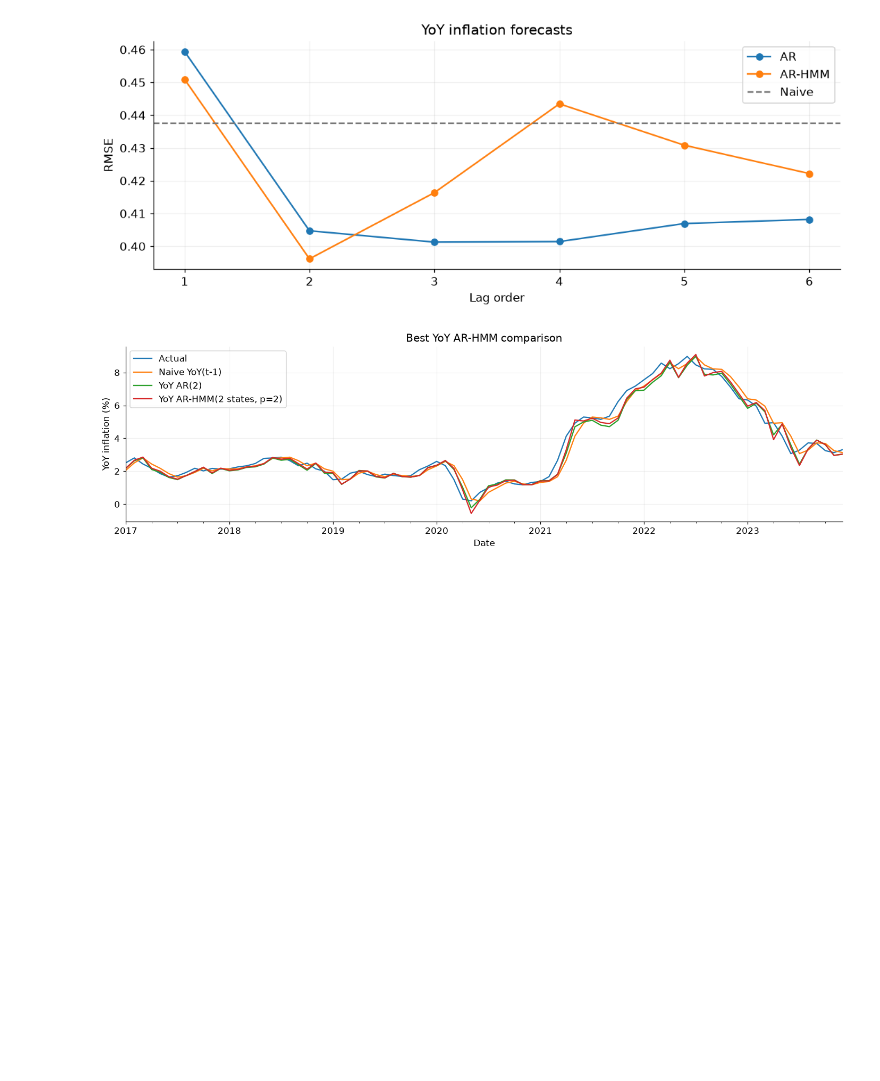
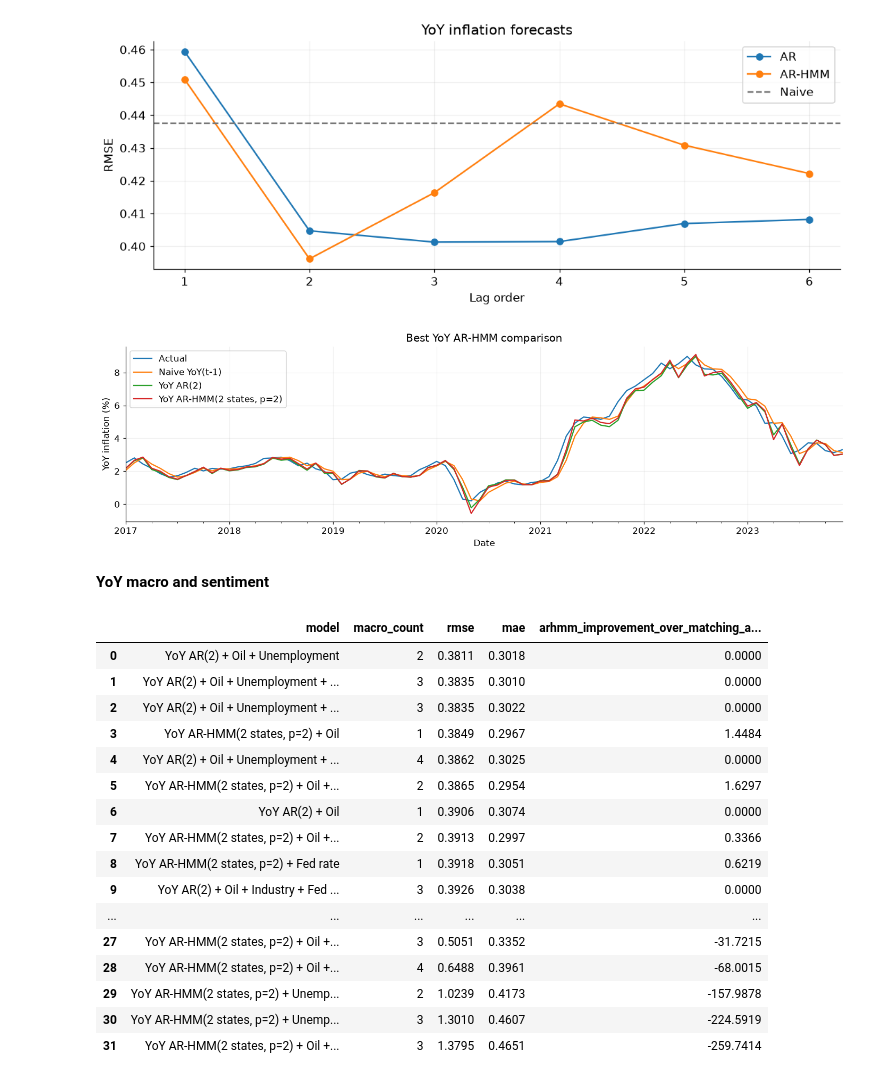
Before and after one commit to zahra-ynp/Thesis, a Jupyter notebook: modelling/notebooks/02_Forecasting_and_Regime_Results.ipynb, the cells around one changed output. Cells and saved outputs as stored; diff of their text form; code cells hidden in the pictures; blank space fills up the shorter version.

```diff
--- a/modelling/notebooks/02_Forecasting_and_Regime_Results.ipynb
+++ b/modelling/notebooks/02_Forecasting_and_Regime_Results.ipynb
@@ -644,3 +644,40 @@ plt.tight_layout()
 plt.show()
 # %% [output]
 [figure]
+# %% [markdown]
+**YoY macro and sentiment**
+# %%
+from modelling.regime_experiment import run_yoy_macro_sentiment_experiment
+
+YOY_MACRO = RESULTS / 'yoy_macro'
+YOY_SENTIMENT = RESULTS / 'yoy_sentiment'
+RERUN_YOY_MACRO = False
+if RERUN_YOY_MACRO or not all((path / 'metrics.csv').exists() for path in [YOY_MACRO, YOY_SENTIMENT]):
+    run_yoy_macro_sentiment_experiment(
+        PROJECT_ROOT / 'data/processed/modelling_datasets/us_nyt_monthly_experiment.csv',
+        YOY_MACRO, YOY_SENTIMENT, lag_order=2,
+    )
+yoy_macro_metrics = pd.read_csv(YOY_MACRO / 'metrics.csv').sort_values('rmse')
+yoy_macro_forecasts = pd.read_csv(YOY_MACRO / 'forecasts.csv', parse_dates=['Date'])
+yoy_macro_details = json.loads((YOY_MACRO / 'parameters.json').read_text(encoding='utf-8'))
+display(yoy_macro_metrics[[
+    'model', 'macro_count', 'rmse', 'mae', 'arhmm_improvement_over_matching_ar_pct',
+]].round(4))
+# %% [output]
+|  | model | macro_count | rmse | mae | arhmm_improvement_over_matching_a... |
+| 0 | YoY AR(2) + Oil + Unemployment | 2 | 0.3811 | 0.3018 | 0.0000 |
+| 1 | YoY AR(2) + Oil + Unemployment + ... | 3 | 0.3835 | 0.3010 | 0.0000 |
+| 2 | YoY AR(2) + Oil + Unemployment + ... | 3 | 0.3835 | 0.3022 | 0.0000 |
+| 3 | YoY AR-HMM(2 states, p=2) + Oil | 1 | 0.3849 | 0.2967 | 1.4484 |
+| 4 | YoY AR(2) + Oil + Unemployment + ... | 4 | 0.3862 | 0.3025 | 0.0000 |
+| 5 | YoY AR-HMM(2 states, p=2) + Oil +... | 2 | 0.3865 | 0.2954 | 1.6297 |
+| 6 | YoY AR(2) + Oil | 1 | 0.3906 | 0.3074 | 0.0000 |
+| 7 | YoY AR-HMM(2 states, p=2) + Oil +... | 2 | 0.3913 | 0.2997 | 0.3366 |
+| 8 | YoY AR-HMM(2 states, p=2) + Fed rate | 1 | 0.3918 | 0.3051 | 0.6219 |
+| 9 | YoY AR(2) + Oil + Industry + Fed ... | 3 | 0.3926 | 0.3038 | 0.0000 |
+| ... | ... | ... | ... | ... | ... |
+| 27 | YoY AR-HMM(2 states, p=2) + Oil +... | 3 | 0.5051 | 0.3352 | -31.7215 |
+| 28 | YoY AR-HMM(2 states, p=2) + Oil +... | 4 | 0.6488 | 0.3961 | -68.0015 |
+| 29 | YoY AR-HMM(2 states, p=2) + Unemp... | 2 | 1.0239 | 0.4173 | -157.9878 |
+| 30 | YoY AR-HMM(2 states, p=2) + Unemp... | 3 | 1.3010 | 0.4607 | -224.5919 |
+| 31 | YoY AR-HMM(2 states, p=2) + Oil +... | 3 | 1.3795 | 0.4651 | -259.7414 |
```
Also changed, not shown: parts of 2 cells of this notebook, 8 other files.
